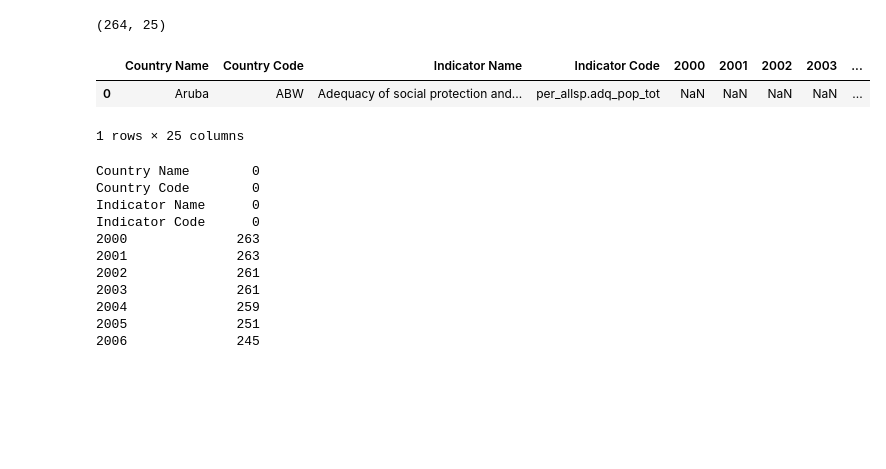
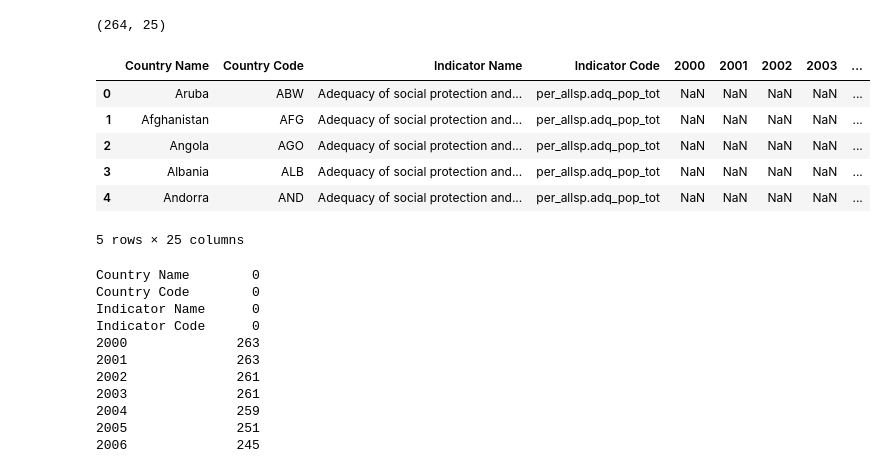
Before and after one commit to rjlopez2/ADS-_CAS_Bern_2020, a Jupyter notebook: Projects/M3/scrap_wikipedia_revo_list.ipynb, the cells around one changed output. Saved outputs shown, nothing was run; the diff lists cells and outputs as text; code cells hidden in the pictures; blank space fills up the shorter version.

```diff
--- a/Projects/M3/scrap_wikipedia_revo_list.ipynb
+++ b/Projects/M3/scrap_wikipedia_revo_list.ipynb
@@ -136,11 +136,15 @@ wer_indicator.shape
 # %% [output]
 (264, 25)
 # %%
-wer_indicator.head(1)
+wer_indicator.head(5)
 # %% [output]
 |  | Country Name | Country Code | Indicator Name | Indicator Code | 2000 | 2001 | 2002 | 2003 | ... |
 | 0 | Aruba | ABW | Adequacy of social protection and... | per_allsp.adq_pop_tot | NaN | NaN | NaN | NaN | ... |
+| 1 | Afghanistan | AFG | Adequacy of social protection and... | per_allsp.adq_pop_tot | NaN | NaN | NaN | NaN | ... |
+| 2 | Angola | AGO | Adequacy of social protection and... | per_allsp.adq_pop_tot | NaN | NaN | NaN | NaN | ... |
+| 3 | Albania | ALB | Adequacy of social protection and... | per_allsp.adq_pop_tot | NaN | NaN | NaN | NaN | ... |
+| 4 | Andorra | AND | Adequacy of social protection and... | per_allsp.adq_pop_tot | NaN | NaN | NaN | NaN | ... |
-1 rows × 25 columns
+5 rows × 25 columns
 # %%
 wer_indicator.isnull().sum()
 # %% [output]
```
Also changed, not shown: 17 other files.
